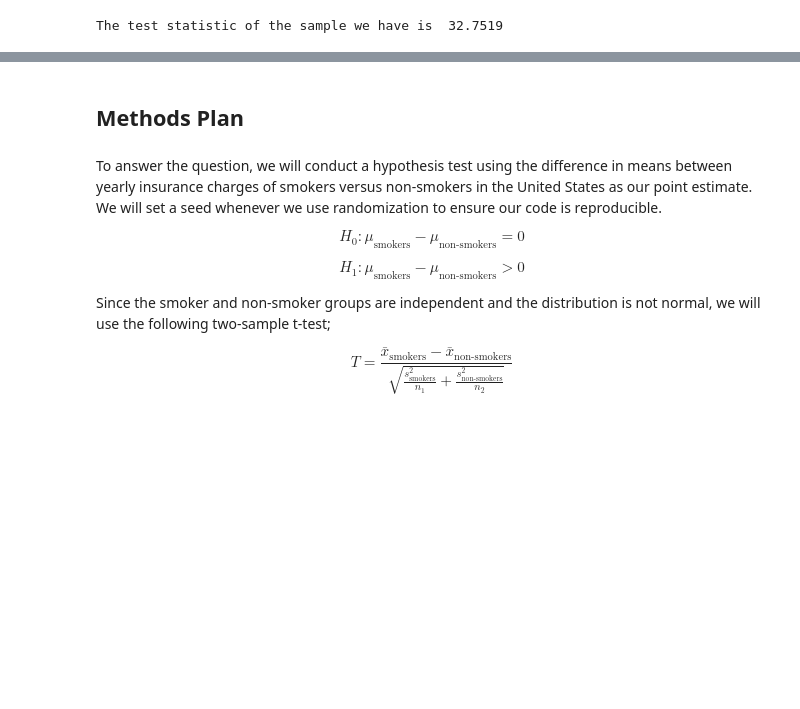
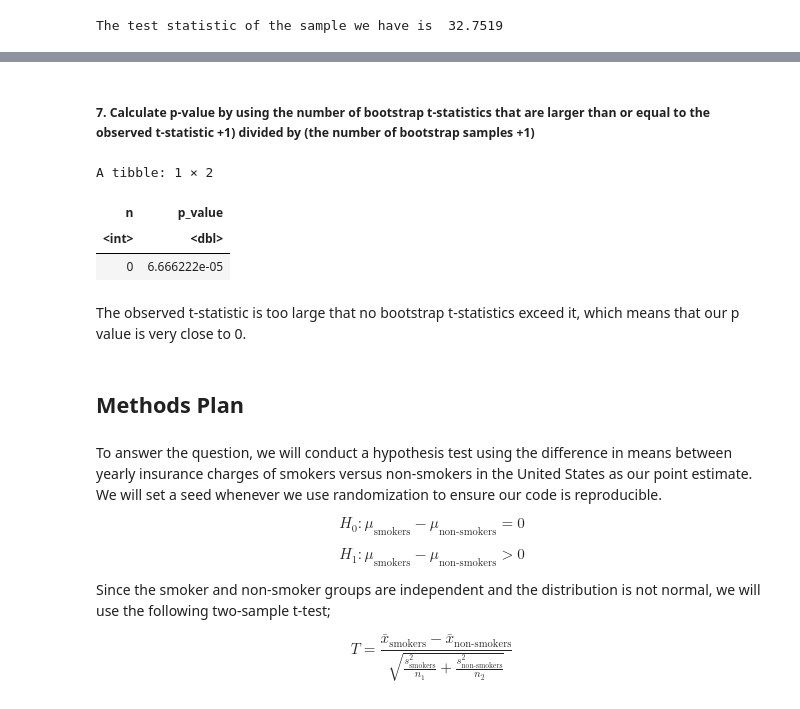
Before and after one commit to Yuji03b/STAT-201-GROUP-1, a Jupyter notebook: proposal.ipynb, the cells around one changed output, grey strips where cells are left out. Drawn from its saved outputs; the diff is of its cells as text; code cells hidden in the pictures; blank space fills up the shorter version.

```diff
--- a/proposal.ipynb
+++ b/proposal.ipynb
@@ -200,3 +242,18 @@ insurance_change
+# %% [markdown]
+##### 7. Calculate p-value by using the number of bootstrap t-statistics that are larger than or equal to the observed t-statistic +1) divided by (the number of bootstrap samples +1)
+# %%
+larger_t <- insurance_bootstrap_tt %>%
+    filter(t_statistic >= original_t)%>%
+    summarise(n=n(),p_value = (n+1)/(15000+1))
+
+larger_t
+# %% [output]
+A tibble: 1 × 2
+| n | p_value |
+| <int> | <dbl> |
+| 0 | 6.666222e-05 |
+# %% [markdown]
+The observed t-statistic is too large that no  bootstrap t-statistics exceed it, which means that our p value is very close to 0.
 # %% [markdown]
 ## Methods Plan
 # %% [markdown]
```
Also changed, not shown: parts of 13 cells of this notebook.
